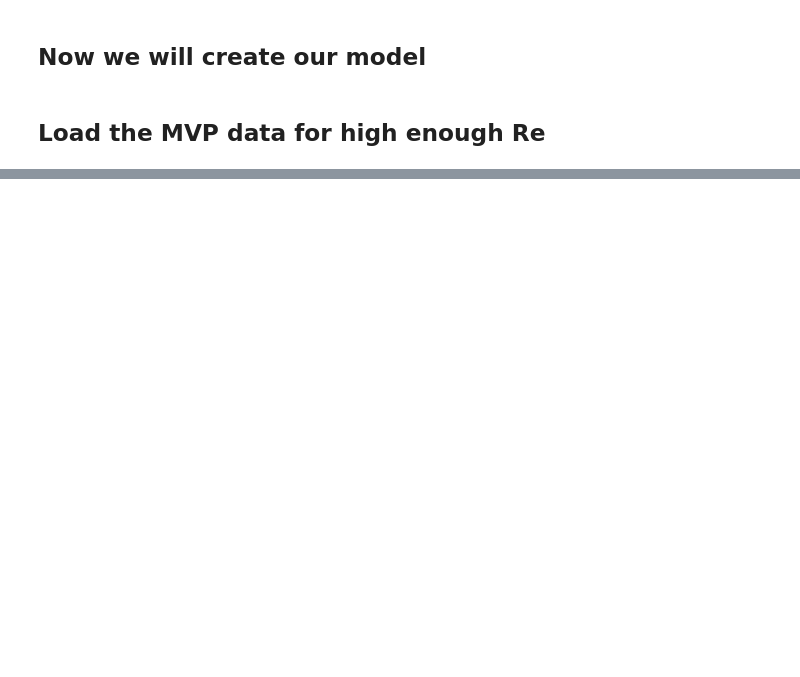
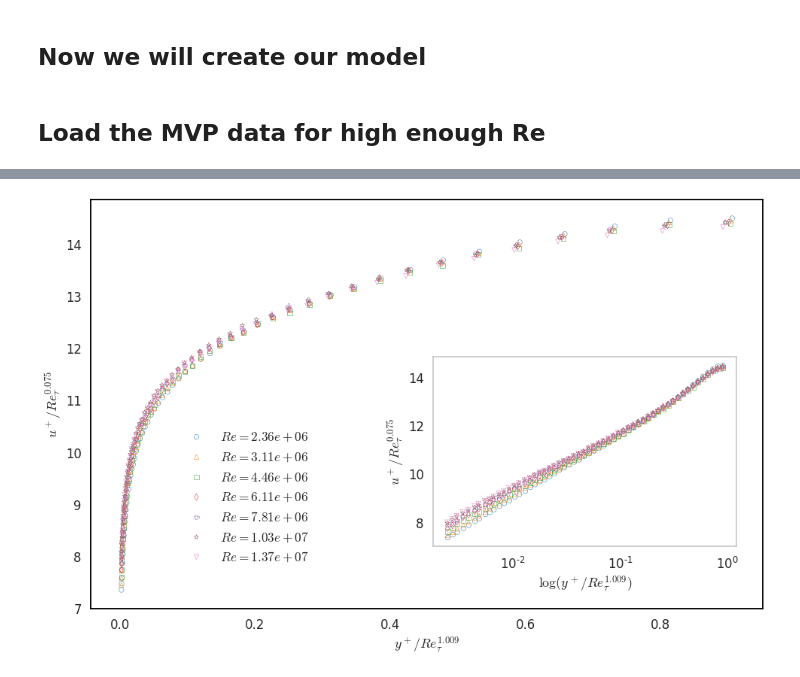
Before and after one commit to gabrielsanfins/BarenNet, a Jupyter notebook: src/notebooks/BarenNet_Extreme_Re.ipynb, the cells around one changed output, grey strips where cells are left out. Saved outputs shown, nothing was run; the diff lists cells and outputs as text; code cells hidden in the pictures; blank space fills up the shorter version.

```diff
--- a/src/notebooks/BarenNet_Extreme_Re.ipynb
+++ b/src/notebooks/BarenNet_Extreme_Re.ipynb
@@ -43,7 +52,7 @@ dic_y = {}
 for i in range(len(possible_re_tau)):
     possible_y = dfs[i]["y+"].values
     possible_u = dfs[i]["U+"].values
-    for j in range(38, len(possible_y)-1):
+    for j in range(34, len(possible_y)-1):                                     ### training from y/R > 0.15
         Y_.append(possible_y[j])
         U_.append(possible_u[j])
         Re_tau.append(possible_re_tau[i])
@@ -120,4 +110,4 @@ nan
 # %%
-best_model.fit(xtrain, ytrain, epochs = 10000, verbose = 0)
+# best_model.fit(xtrain, ytrain, epochs = 10000, verbose = 0)
 best_model.evaluate(xtrain, ytrain, verbose = 0)
 # %% [output]
@@ -134,0 +125,56 @@ Exponents multiplicating outside the function: [0.07298566]
+# %%
+scaling_factor_y = 1.009
+scaling_factor_u = 0.075
+
+y__ = []
+u__ = []
+Re_tau = possible_re_tau
+Re = [2.36e+006, 3.11e+006, 4.46e+006, 6.11e+006, 7.81e+006, 1.03e+007, 1.37e+007]
+
+for i in range(len(dfs)):
+    yplus = dfs[i]['y+']
+    uplus = dfs[i]['U+']
+    y__.append(yplus / (Re_tau[i] ** scaling_factor_y))
+    u__.append(uplus / (Re_tau[i] ** scaling_factor_u))
+# %%
+fig, ax1 = plt.subplots(figsize=(16, 10))
+
+left, bottom, width, height = [0.52, 0.24, 0.35, 0.35]
+ax2 = fig.add_axes([left, bottom, width, height])
+
+colors = matplotlib.cm.tab10(np.linspace(0, 1, 10))
+markers=['o','^','s','d','P','*','v','X','<']
+line_width = 0.5
+
+j=0
+for i in range(len(dfs)):
+    ax1.scatter(y__[i][:-1] , u__[i][:-1] , s=40 , linewidth = line_width , facecolors='none', color = colors[i], marker = markers[j%len(markers)], label = r'$Re= $'+r'${:.2e}$'.format(Re[i]))
+    j+=1
+
+j=0
+for i in range(len(dfs)):
+    ax2.scatter(y__[i][:-1] , u__[i][:-1] , s=40 , linewidth = line_width, facecolors = 'none', color = colors[i] , marker = markers[j%len(markers)], label = 'Mck, Re= '+'{:.2e}'.format(Re[i]))
+    j+=1
+
+font = font_manager.FontProperties(family='DejaVu Sans',
+                                   weight='roman',
+                                   style='normal', size = 'xx-large', stretch = 'ultra-condensed')
+
+ax1.legend(bbox_to_anchor=(0.13, 0.45), loc = 'upper left', edgecolor = 'white', framealpha = 0, prop = font, borderaxespad=0.)
+ax1.set_xlabel(r"$y^+/Re_\tau^{1.009}$")
+ax1.set_ylabel(r'$u^+/Re_\tau^{0.075}$')
+#ax1.set_ylim([2,15])
+ax1.grid(False)
+ax1.spines['bottom'].set_color('black')
+ax1.spines['top'].set_color('black')
+ax1.spines['left'].set_color('black')
+ax1.spines['right'].set_color('black')
+ax2.set_xlabel(r"$\log(y^+/Re_\tau^{1.009})$")
+ax2.set_ylabel(r'$u^+/Re_\tau^{0.075}$')
+ax2.set_xscale('log')
+#ax2.set_xlim([0.01,1])
+ax2.grid(False)
+plt.savefig('BarenNet exponents for MVP.pdf', format='pdf', dpi=1200)
+plt.show()
+# %% [output]
+[figure, added]
```
Also changed, not shown: parts of 4 cells of this notebook, 2 other files.
